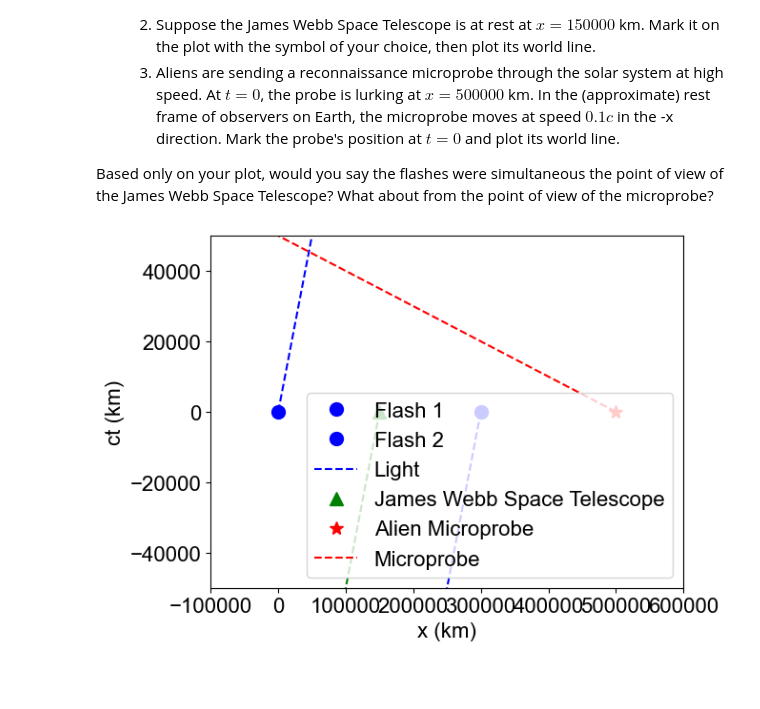
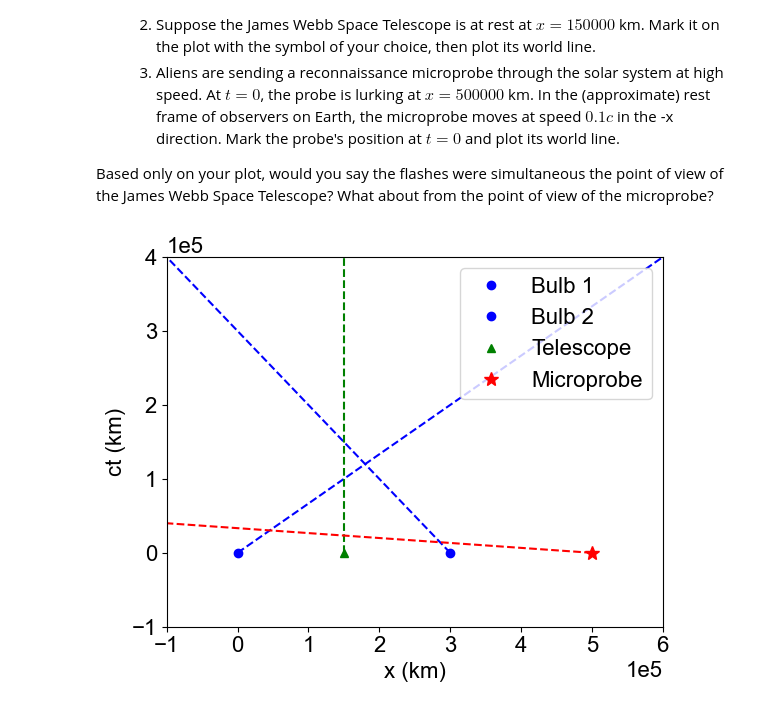
Before and after one commit to mkaehler-ud/PHYS309, a Jupyter notebook: assignment3.ipynb, the cells around one changed output. Drawn from its saved outputs; the diff is of its cells as text; code cells hidden in the pictures; blank space fills up the shorter version.

```diff
--- a/assignment3.ipynb
+++ b/assignment3.ipynb
@@ -78,39 +78,43 @@ Based only on your plot, would you say the flashes were simultaneous the point o
 # %%
 # Part A:
 
-# Set up figure and axes
+# Set up a figure and axes for plots.
 fig, ax = plt.subplots()
 x_min, x_max = -100000, 600000
-ct_min, ct_max = -50000, 50000
+ct_min, ct_max = -100000, 400000
 ax.set_xlim([x_min, x_max])
 ax.set_ylim([ct_min, ct_max])
+plt.ticklabel_format(axis='both', style='sci', scilimits=(-2,2))
+ax.set_xlabel('x (km)')
+ax.set_ylabel('ct (km)')
 
-# Plot the flashes
-flash1 = ax.plot(0, 0, 'bo', markersize=10, label='Flash 1')
-flash2 = ax.plot(300000, 0, 'bo', markersize=10, label='Flash 2')
+# Plot the two flashbulbs.
+flashbulb1 = ax.plot(0, 0, 'bo',label='Bulb 1')
+flashbulb2 = ax.plot(300000, 0, 'bo',label='Bulb 2')
 
-# Plot the light worldlines
-light1 = ax.plot([0, ct_max], [0, ct_max], 'b--', label='Light')
-light2 = ax.plot([300000, ct_max], [0, ct_max-300000], 'b--')
+# Plot the flashbulb world lines. Flashbulb 1 is moving to the right and flashbulb 2 is moving to the left.
+world1 = ax.plot([0, x_max], [0, ct_max], 'b--')
+world2 = ax.plot([300000, x_min], [0, ct_max], 'b--')
 
 # Part B:
 
-# Plot the James Webb Space Telescope
-telescope = ax.plot(150000, 0, 'g^', markersize=10, label='James Webb Space Telescope')
-j_world = ax.plot([150000, ct_max], [0, ct_max-150000], 'g--')
+# Plot the James Webb Space Telescope's position.
+telescope = ax.plot(150000, 0, 'g^',label='Telescope')
+
+# Plot telescope's world line. It is at rest so this should be a straight vertical line.
+telescope_world = ax.plot([150000,150000], [0,ct_max], 'g--')
 
 # Part C:
 
-# Plot the microprobe
-microprobe = ax.plot(500000, 0, 'r*', markersize=10, label='Alien Microprobe')
-m_world = ax.plot([500000, x_min], [0, -0.1*x_min+50000], 'r--', label='Microprobe')
+# Plot the alien microprobe's position.
+microprobe = ax.plot(500000, 0, 'r*', markersize=10, label='Microprobe')
 
-# Add axis labels and a legend
-ax.set_xlabel('x (km)')
-ax.set_ylabel('ct (km)')
+# Plot microprobe's world line. The probe is moving in the -x direction at a speed of 0.1c.
+probe_world = ax.plot([500000, x_min], [0, 0.1*ct_max], 'r--')
+
+# Show the plot. From the view of the telescope, the flashes were not simultaneous with bulb 1 being seen first before
+# bulb 2. From the perspective of the microporobe, it seems the flash from bulb 2 would be seen first.
 ax.legend()
-
-# Show the plot
 plt.show()
 # %% [output]
-[figure, old version]
+[figure, new version]
```
